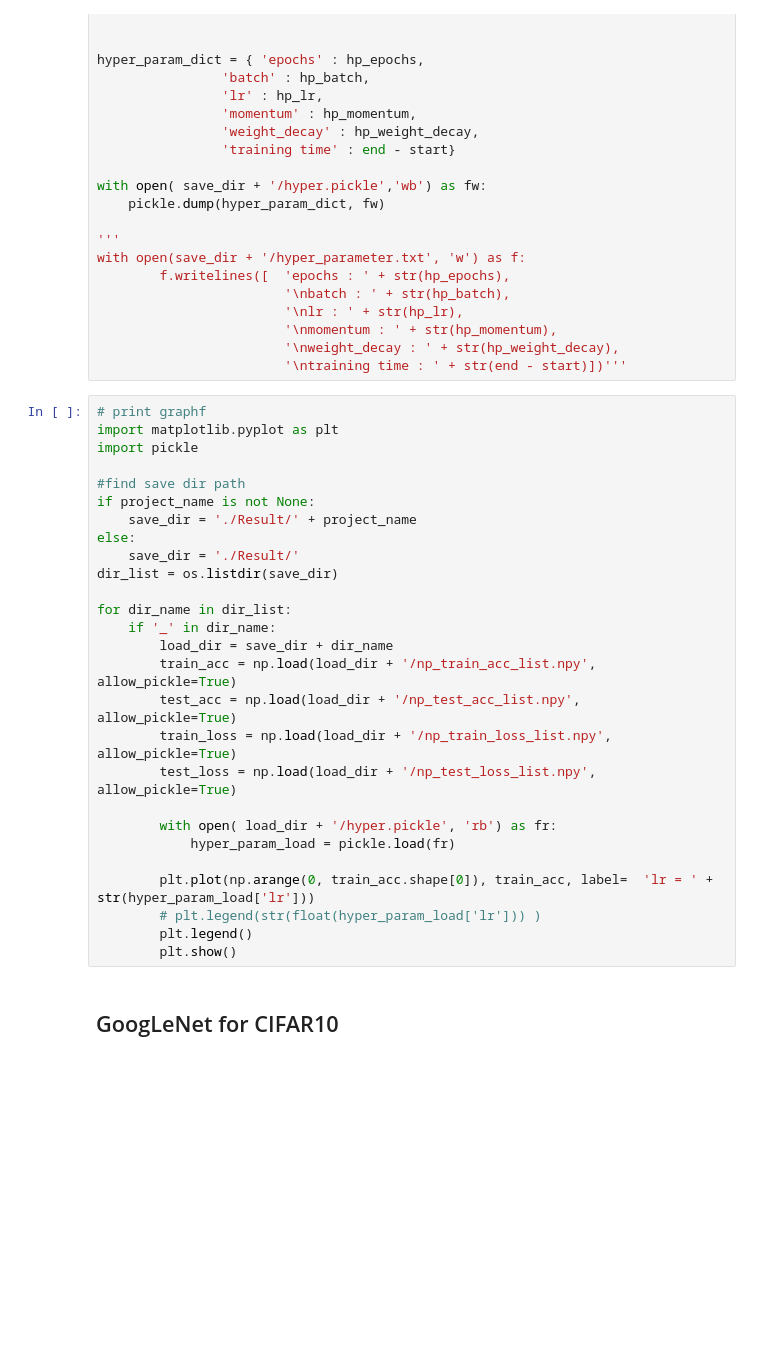
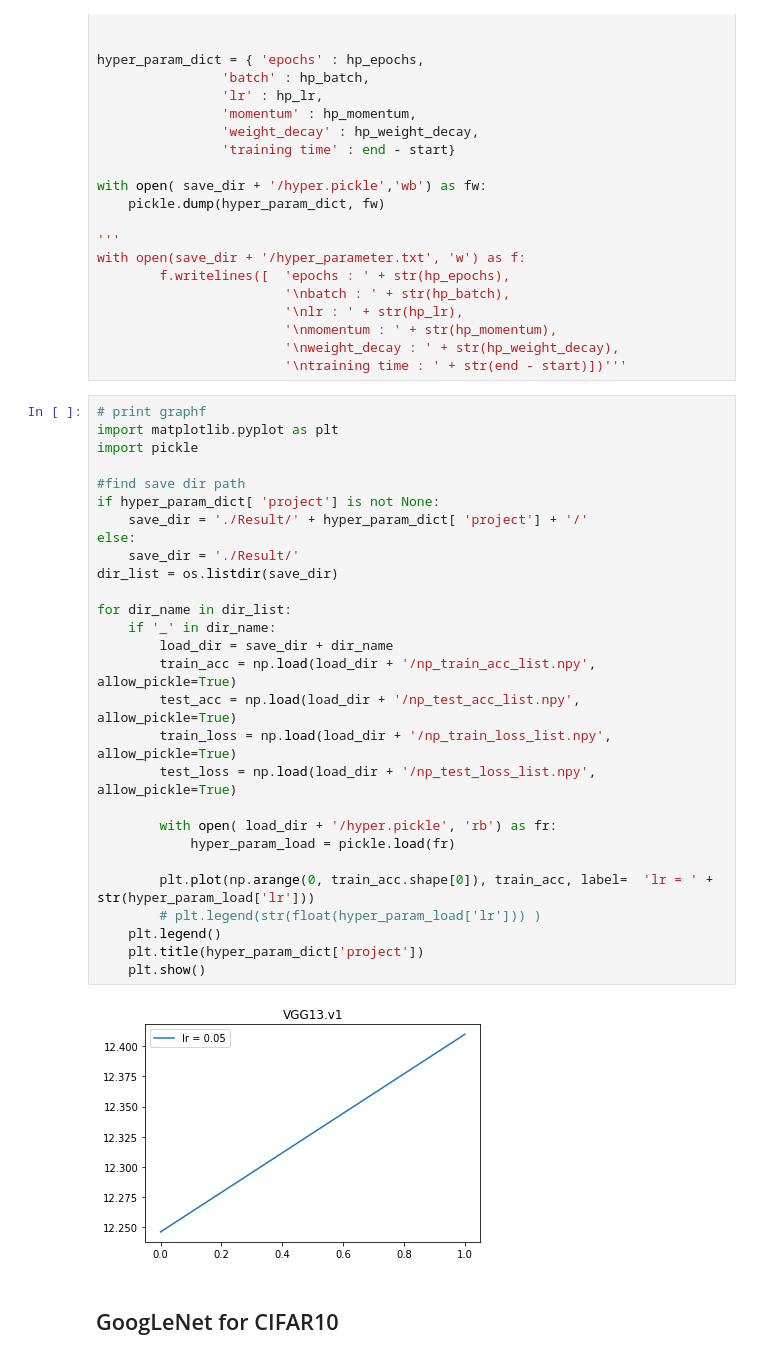
Before and after one commit to thuako/ml_albert_no, a Jupyter notebook: ML_Week12.ipynb, the cells around one changed output. Cells and saved outputs as stored; diff of their text form; blank space fills up the shorter version.

```diff
--- a/ML_Week12.ipynb
+++ b/ML_Week12.ipynb
@@ -313,30 +311,33 @@ with open(save_dir + '/hyper_parameter.txt', 'w') as f:
 # %%
 # print graphf
 import matplotlib.pyplot as plt
 import pickle
 
 #find save dir path
-if project_name is not None:
-    save_dir = './Result/' + project_name
+if hyper_param_dict[ 'project'] is not None:
+    save_dir = './Result/' + hyper_param_dict[ 'project'] + '/'
 else:
     save_dir = './Result/'
 dir_list = os.listdir(save_dir)
 
 for dir_name in dir_list:
     if '_' in dir_name:
         load_dir = save_dir + dir_name
         train_acc = np.load(load_dir + '/np_train_acc_list.npy', allow_pickle=True)
         test_acc = np.load(load_dir + '/np_test_acc_list.npy', allow_pickle=True)
         train_loss = np.load(load_dir + '/np_train_loss_list.npy', allow_pickle=True)
         test_loss = np.load(load_dir + '/np_test_loss_list.npy', allow_pickle=True)
 
         with open( load_dir + '/hyper.pickle', 'rb') as fr:
             hyper_param_load = pickle.load(fr)
 
         plt.plot(np.arange(0, train_acc.shape[0]), train_acc, label=  'lr = ' + str(hyper_param_load['lr']))
         # plt.legend(str(float(hyper_param_load['lr'])) )
-        plt.legend()
-        plt.show()
+    plt.legend()
+    plt.title(hyper_param_dict['project'])
+    plt.show()
+# %% [output]
+[figure, added]
 # %% [markdown]
 ## GoogLeNet for CIFAR10
 # %%
```
Also changed, not shown: parts of 2 cells of this notebook.
